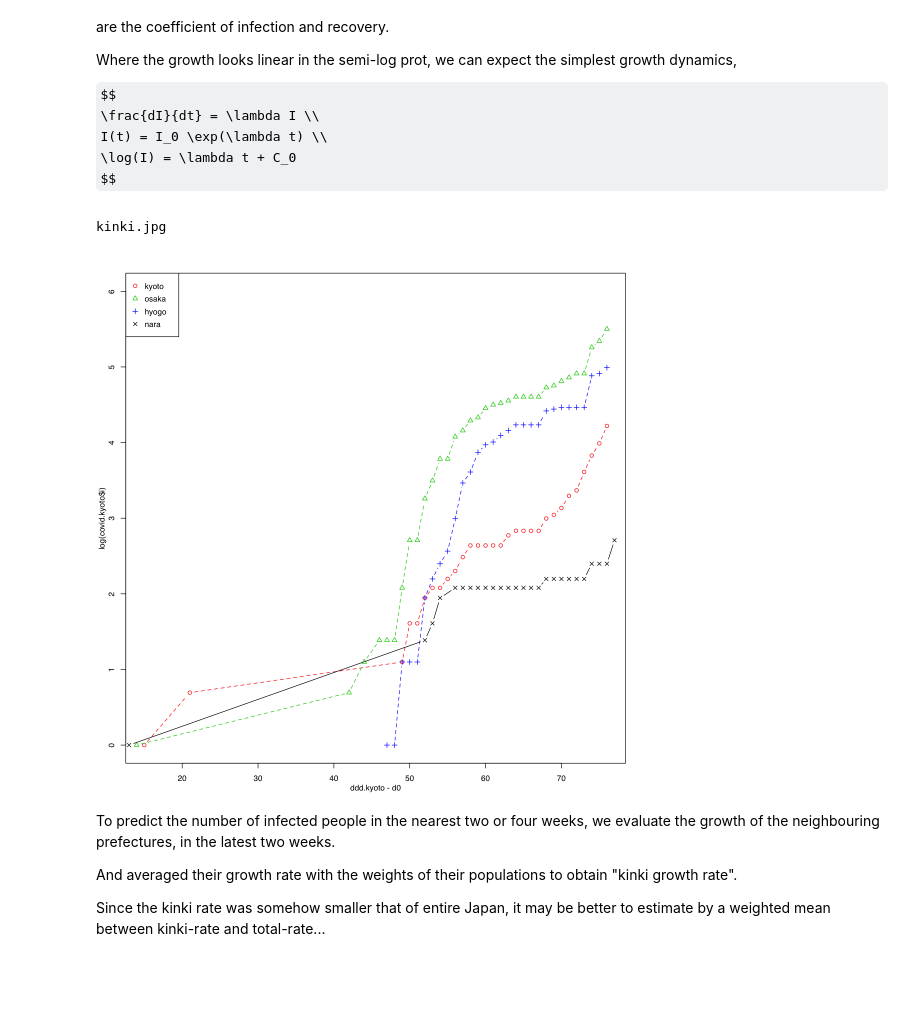
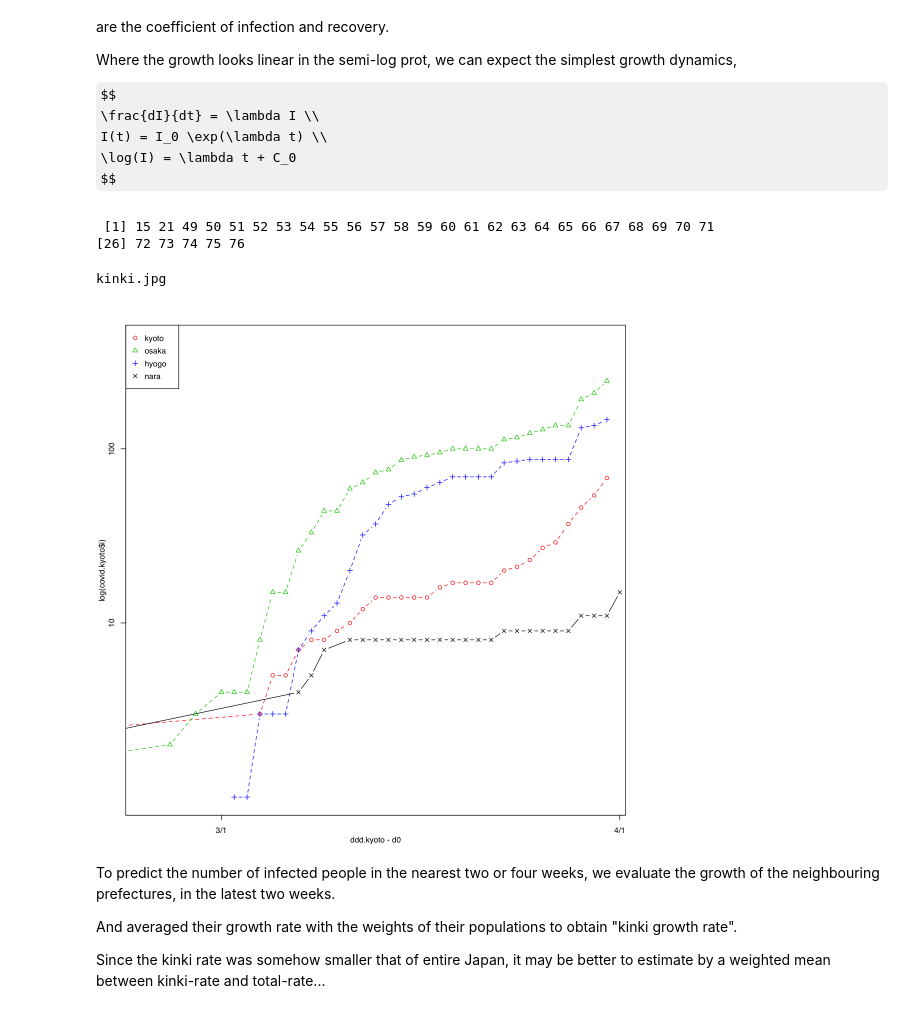
Before and after one commit to naono-git/covid19, a Jupyter notebook: covid19.nara.ipynb, the cells around one changed output. Cells and saved outputs as stored; diff of their text form; code cells hidden in the pictures; some formulas as TeX source; blank space fills up the shorter version.

```diff
--- a/covid19.nara.ipynb
+++ b/covid19.nara.ipynb
@@ -164,23 +164,31 @@ $$
 I(t) = I_0 \exp(\lambda t) \\
 \log(I) = \lambda t + C_0
 $$
+# %%
+ddd.kyoto-d0
+# %% [output]
+ [1] 15 21 49 50 51 52 53 54 55 56 57 58 59 60 61 62 63 64 65 66 67 68 69 70 71
+[26] 72 73 74 75 76
 # %%
 ddd.kyoto <- mdy.date(month=covid.kyoto$mm, day=covid.kyoto$dd, year=covid.kyoto$yy)
 ddd.osaka <- mdy.date(month=covid.osaka$mm, day=covid.osaka$dd, year=covid.osaka$yy)
 ddd.nara  <- mdy.date(month=covid.nara$mm,  day=covid.nara$dd,  year=covid.nara$yy )
 ddd.hyogo <- mdy.date(month=covid.hyogo$mm, day=covid.hyogo$dd, year=covid.hyogo$yy)
 logi.nara <- log(covid.nara$i)
 plotFigure(function(){
     par.margin("smart")
-    plot(  ddd.kyoto-d0, log(covid.kyoto$i), type="b", col=2, lty=2, ylim=c(0,6), pch=1)
+    plot(  ddd.kyoto-d0, log(covid.kyoto$i), type="b", col=2, lty=2, xlim=c(40,76), ylim=c(0,6), pch=1, axes=FALSE, frame=TRUE)
     points(ddd.osaka-d0, log(covid.osaka$i), type="b", col=3, lty=2, pch=2)
     points(ddd.hyogo-d0, log(covid.hyogo$i), type="b", col=4, lty=2, pch=3)
     points(ddd.nara -d0, log(covid.nara$i ), type="b", col=1, pch=4)
+    axis(1,at=ddlabel-d0,labels=ticklabel)
+    axis(2,at=log(c(10^(1:5))),labels=c(10^(1:5)))
+
     legend("topleft", col=c(2,3,4,1), pch=c(1,2,3,4), legend=c("kyoto", "osaka", "hyogo", "nara"))
 }, dir="fig", file="kinki", dev=c("x11", "jpg"))
 # %% [output]
 kinki.jpg
-[figure, old version]
+[figure, new version]
 # %% [markdown]
 To predict the number of infected people in the nearest two or four weeks, we evaluate the growth of the neighbouring prefectures, in the latest two weeks.
 
```
Also changed, not shown: parts of 9 cells of this notebook, 3 other files.
